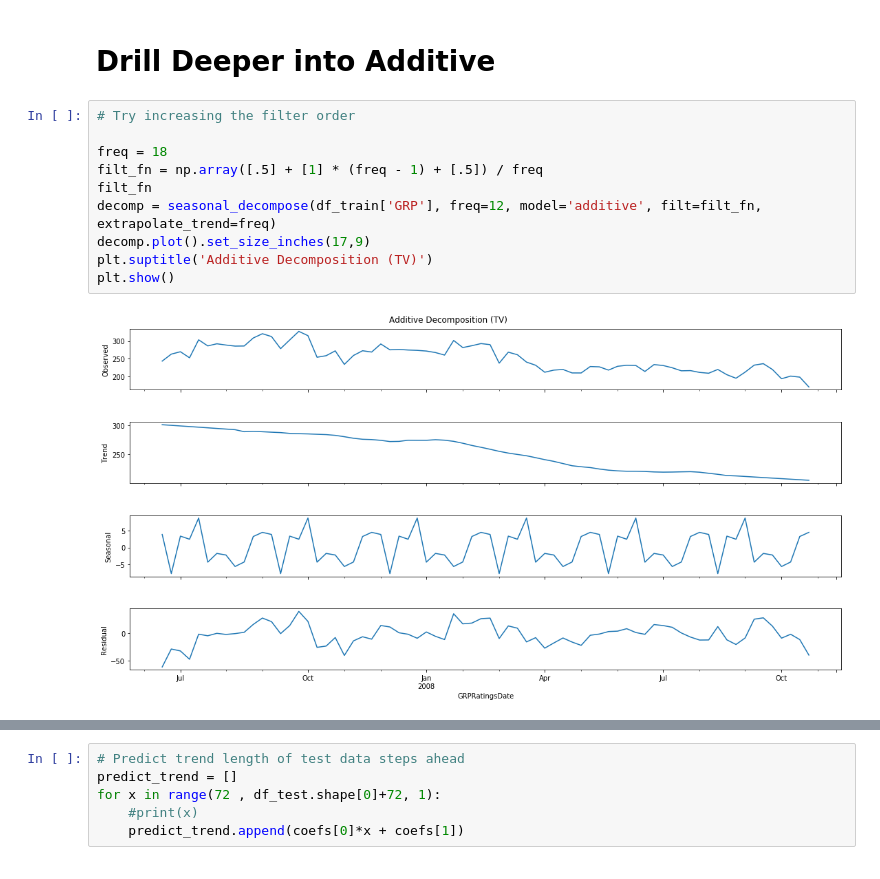
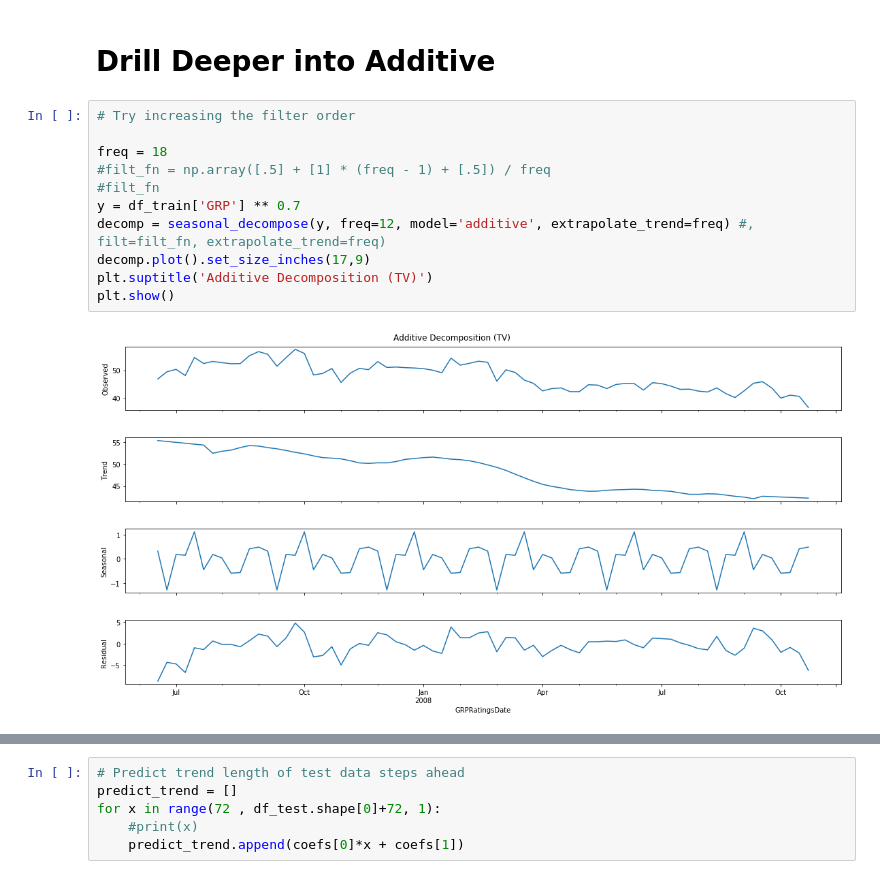
Before and after one commit to lppier/Indian_TV_Time_Series, a Jupyter notebook: Decompositional Methods.ipynb, the cells around one changed output, grey strips where cells are left out. Drawn from its saved outputs; the diff is of its cells as text.

```diff
--- a/Decompositional Methods.ipynb
+++ b/Decompositional Methods.ipynb
@@ -235,15 +259,16 @@ Prediction quality: 8.48% MAPE
 # %%
 # Try increasing the filter order
 
 freq = 18
-filt_fn = np.array([.5] + [1] * (freq - 1) + [.5]) / freq
-filt_fn
-decomp = seasonal_decompose(df_train['GRP'], freq=12, model='additive', filt=filt_fn, extrapolate_trend=freq)
+#filt_fn = np.array([.5] + [1] * (freq - 1) + [.5]) / freq
+#filt_fn
+y = df_train['GRP'] ** 0.7
+decomp = seasonal_decompose(y, freq=12, model='additive', extrapolate_trend=freq) #, filt=filt_fn, extrapolate_trend=freq)
 decomp.plot().set_size_inches(17,9)
 plt.suptitle('Additive Decomposition (TV)')
 plt.show()
 # %% [output]
-[figure, old version]
+[figure, new version]
 # %%
 decomp.trend.plot()
 df_trend = pd.DataFrame(decomp.trend)
```
Also changed, not shown: parts of 10 cells of this notebook, 1 other file.
